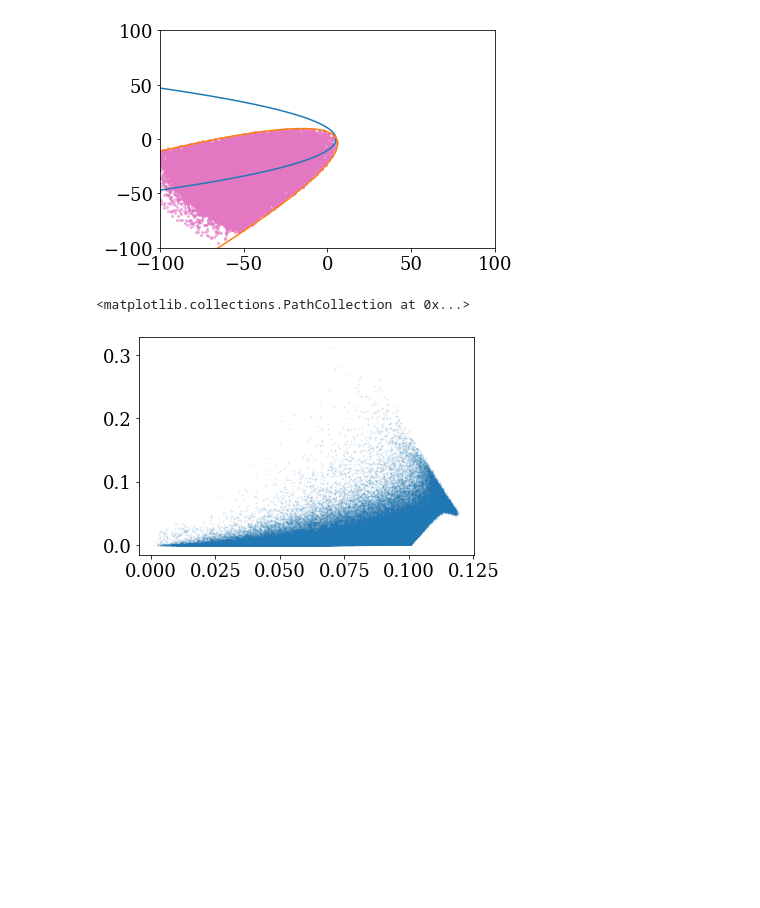
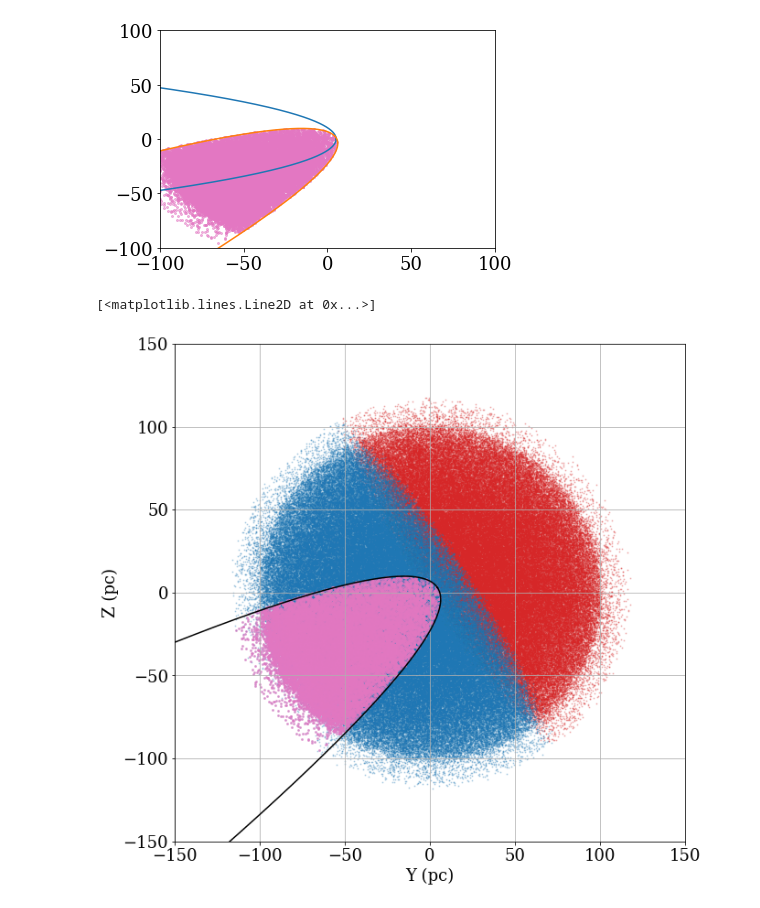
Before and after one commit to jradavenport/daen, a Jupyter notebook: code/GCNS_SN1987A.ipynb, the cells around one changed output. Drawn from its saved outputs; the diff is of its cells as text; code cells hidden in the pictures; blank space fills up the shorter version.

```diff
--- a/code/GCNS_SN1987A.ipynb
+++ b/code/GCNS_SN1987A.ipynb
@@ -240,8 +245,24 @@ plt.ylim(-100,100)
 # %% [output]
 (-100.0, 100.0)
 [figure]
-# %%
-plt.scatter(GCNS['DIST_50'], (GCNS['DIST_84'] - GCNS['DIST_50'])/GCNS['DIST_50'], s=1, alpha=0.1)
-# %% [output]
-<matplotlib.collections.PathCollection at 0x...>
-[figure, removed]
+# %%
+plt.figure(figsize=(10,10))
+plt.scatter(GCNS['YCOORD_50'][SNNO], GCNS['ZCOORD_50'][SNNO], c='C3', s=1, alpha=0.25)
+plt.scatter(GCNS['YCOORD_50'][SNYES], GCNS['ZCOORD_50'][SNYES], c='C0', s=1, alpha=0.25)
+
+plt.scatter(GCNS['YCOORD_50'][EYES], GCNS['ZCOORD_50'][EYES], c='C6', s=4, alpha=0.5)
+
+# plt.scatter((fx0).to('pc'), fy0.to('pc'), c='k')
+# plt.plot((fx).to('pc'), fy.to('pc'), c='k')
+# plt.plot((cx).to('pc'), cy.to('pc'), c='k')
+plt.xlim(-150,150)
+plt.ylim(-150,150)
+
+plt.xlabel('Y (pc)')
+plt.ylabel('Z (pc)')
+plt.grid(True)
+
+plt.plot(new_xpos, new_ypos, c='k')
+# %% [output]
+[<matplotlib.lines.Line2D at 0x...>]
+[figure, added]
```
Also changed, not shown: parts of 12 cells of this notebook, 3 other files.
